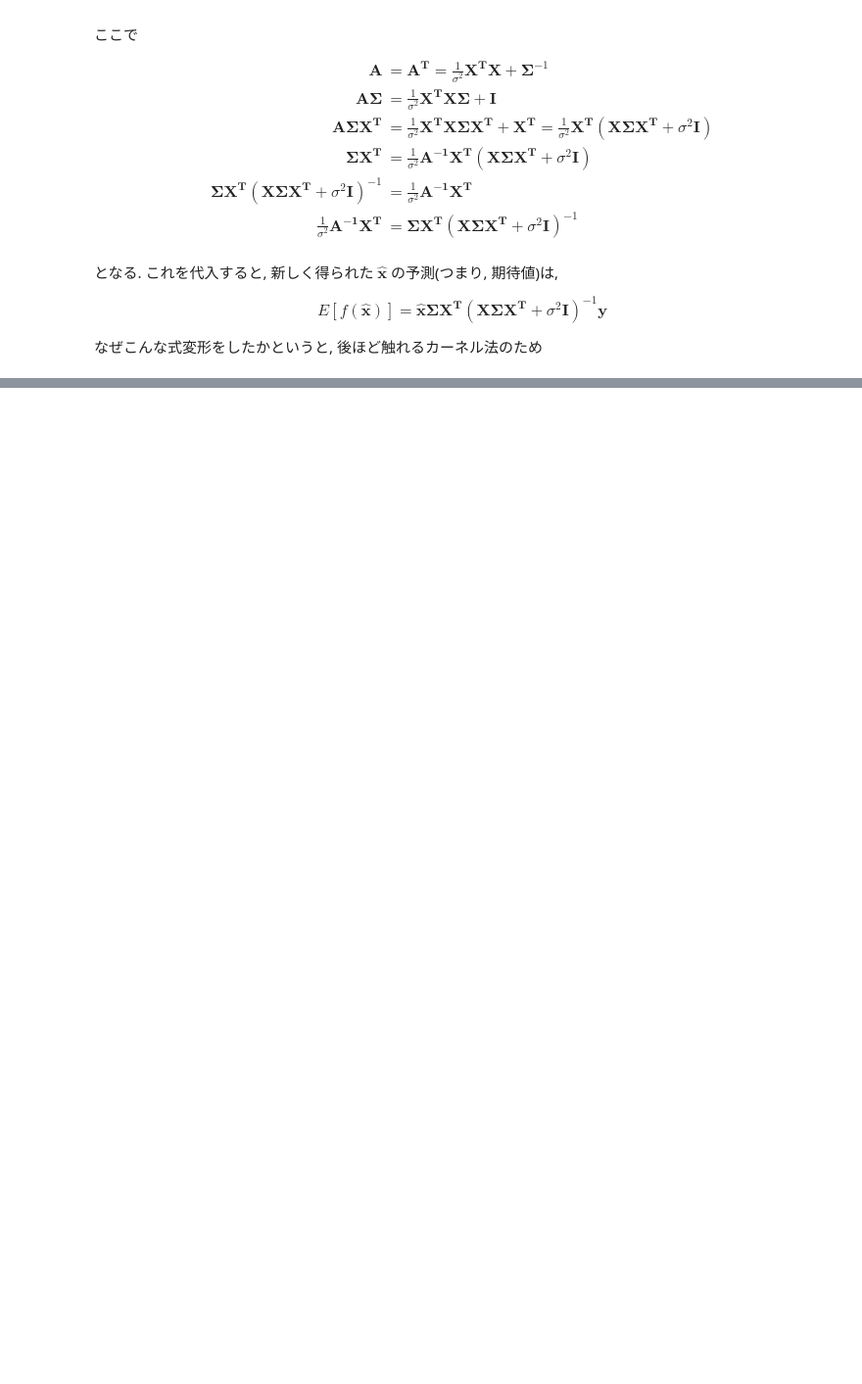
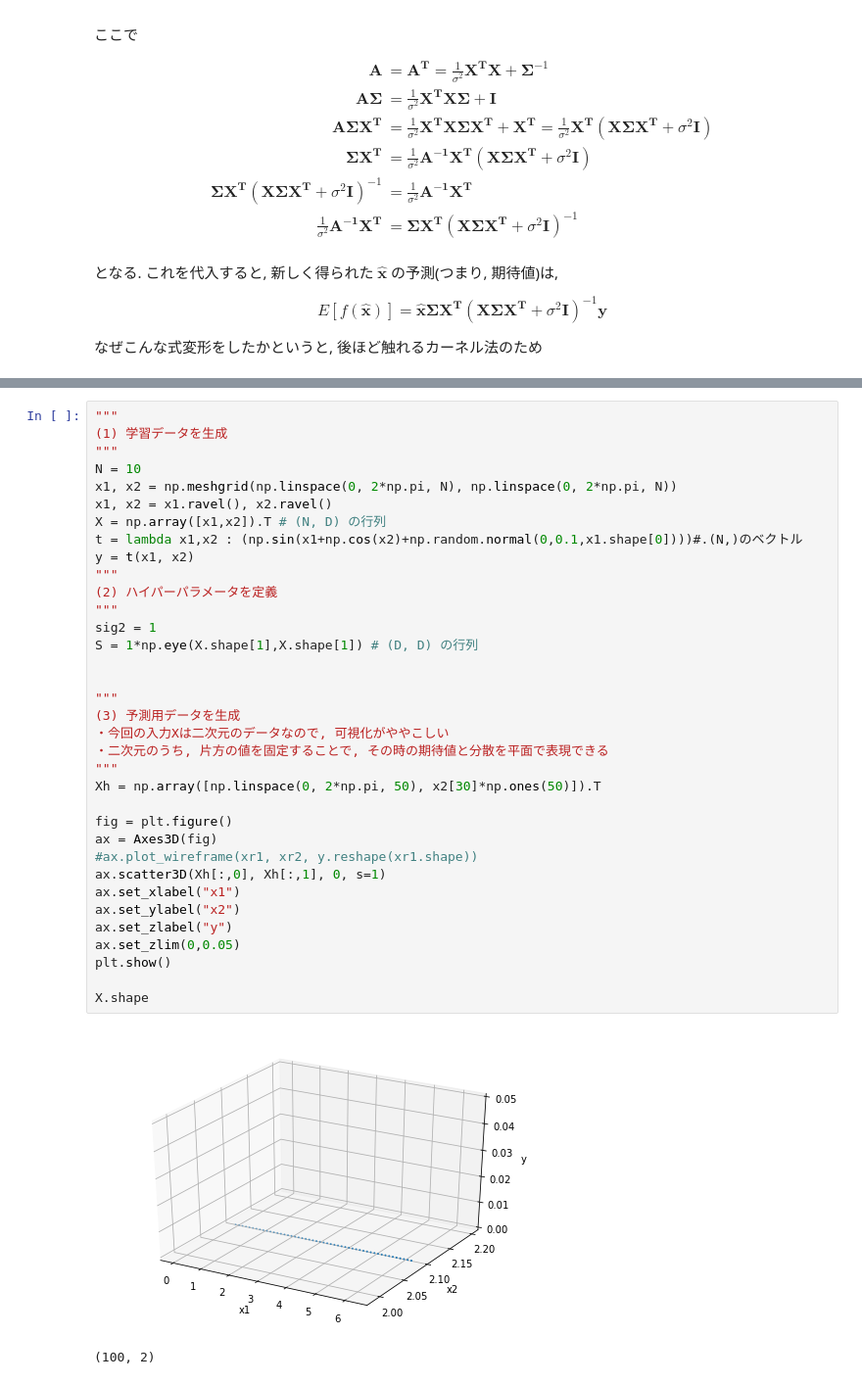
Before and after one commit to uema/gp-scratch, a Jupyter notebook: derivation.ipynb, the cells around one changed output, grey strips where cells are left out. Shown: that part at 98% size. Saved outputs shown, nothing was run; the diff lists cells and outputs as text; blank space fills up the shorter version.

```diff
--- a/derivation.ipynb
+++ b/derivation.ipynb
@@ -317,0 +368,38 @@ $$
+# %%
+"""
+(1) 学習データを生成
+"""
+N = 10
+x1, x2 = np.meshgrid(np.linspace(0, 2*np.pi, N), np.linspace(0, 2*np.pi, N))
+x1, x2 = x1.ravel(), x2.ravel()
+X = np.array([x1,x2]).T # (N, D) の行列
+t = lambda x1,x2 : (np.sin(x1+np.cos(x2)+np.random.normal(0,0.1,x1.shape[0])))#.(N,)のベクトル
+y = t(x1, x2)
+"""
+(2) ハイパーパラメータを定義
+"""
+sig2 = 1
+S = 1*np.eye(X.shape[1],X.shape[1]) # (D, D) の行列
+
+
+"""
+(3) 予測用データを生成
+・今回の入力Xは二次元のデータなので, 可視化がややこしい
+・二次元のうち, 片方の値を固定することで, その時の期待値と分散を平面で表現できる
+"""
+Xh = np.array([np.linspace(0, 2*np.pi, 50), x2[30]*np.ones(50)]).T
+
+fig = plt.figure()
+ax = Axes3D(fig)
+#ax.plot_wireframe(xr1, xr2, y.reshape(xr1.shape))
+ax.scatter3D(Xh[:,0], Xh[:,1], 0, s=1)
+ax.set_xlabel("x1")
+ax.set_ylabel("x2")
+ax.set_zlabel("y")
+ax.set_zlim(0,0.05)
+plt.show()
+
+X.shape
+# %% [output]
+[figure, added]
+(100, 2)
```
Also changed, not shown: parts of 16 cells of this notebook.
